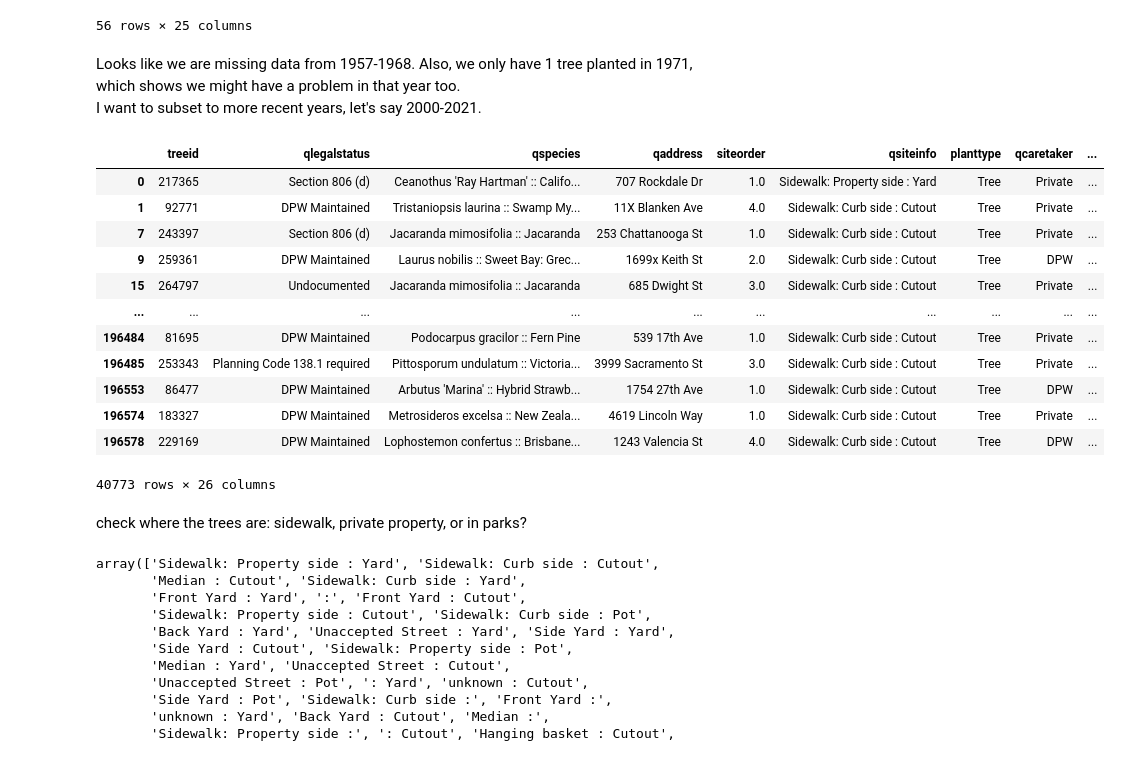
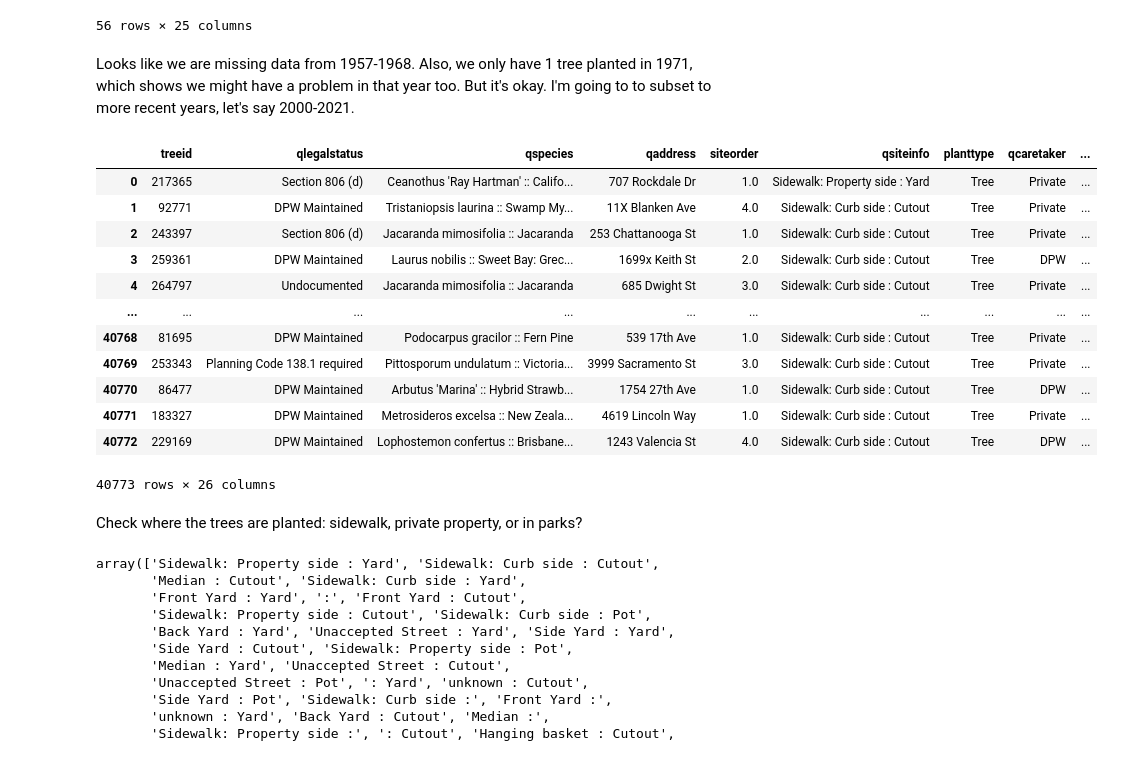
Before and after one commit to jyyang7/j233-proj-trees-in-sf, a Jupyter notebook: 02_data_analysis.ipynb, the cells around one changed output. Saved outputs shown, nothing was run; the diff lists cells and outputs as text; code cells hidden in the pictures.

```diff
--- a/02_data_analysis.ipynb
+++ b/02_data_analysis.ipynb
@@ -78,29 +82,29 @@ sf_trees.groupby(['_year']).count()
 | 2022 | 504 | 504 | 504 | 504 | 501 | 504 | 504 | 504 | ... |
 56 rows × 25 columns
 # %% [markdown]
-Looks like we are missing data from 1957-1968. Also, we only have 1 tree planted in 1971, which shows we might have a problem in that year too.
-I want to subset to more recent years, let's say 2000-2021.
+Looks like we are missing data from 1957-1968. Also, we only have 1 tree planted in 1971, which shows we might have a problem in that year too. But it's okay. I'm going to to subset to more recent years, let's say 2000-2021.
 # %%
 # subset data to 2000-2022
+
 sf_trees2000 = sf_trees[
-    (sf_trees['_year'] >= 2000) &
-    (sf_trees['_year'] < 2022)
-    ].copy()
+    (sf_trees['plantdate'] >= '2000-01-01') &
+    (sf_trees['plantdate'] < '2022-01-01')
+    ].reset_index(drop=True)
 sf_trees2000
 # %% [output]
 |  | treeid | qlegalstatus | qspecies | qaddress | siteorder | qsiteinfo | planttype | qcaretaker | ... |
 | 0 | 217365 | Section 806 (d) | Ceanothus 'Ray Hartman' :: Califo... | 707 Rockdale Dr | 1.0 | Sidewalk: Property side : Yard | Tree | Private | ... |
 | 1 | 92771 | DPW Maintained | Tristaniopsis laurina :: Swamp My... | 11X Blanken Ave | 4.0 | Sidewalk: Curb side : Cutout | Tree | Private | ... |
-| 7 | 243397 | Section 806 (d) | Jacaranda mimosifolia :: Jacaranda | 253 Chattanooga St | 1.0 | Sidewalk: Curb side : Cutout | Tree | Private | ... |
-| 9 | 259361 | DPW Maintained | Laurus nobilis :: Sweet Bay: Grec... | 1699x Keith St | 2.0 | Sidewalk: Curb side : Cutout | Tree | DPW | ... |
-| 15 | 264797 | Undocumented | Jacaranda mimosifolia :: Jacaranda | 685 Dwight St | 3.0 | Sidewalk: Curb side : Cutout | Tree | Private | ... |
+| 2 | 243397 | Section 806 (d) | Jacaranda mimosifolia :: Jacaranda | 253 Chattanooga St | 1.0 | Sidewalk: Curb side : Cutout | Tree | Private | ... |
+| 3 | 259361 | DPW Maintained | Laurus nobilis :: Sweet Bay: Grec... | 1699x Keith St | 2.0 | Sidewalk: Curb side : Cutout | Tree | DPW | ... |
+| 4 | 264797 | Undocumented | Jacaranda mimosifolia :: Jacaranda | 685 Dwight St | 3.0 | Sidewalk: Curb side : Cutout | Tree | Private | ... |
 | ... | ... | ... | ... | ... | ... | ... | ... | ... | ... |
-| 196484 | 81695 | DPW Maintained | Podocarpus gracilor :: Fern Pine | 539 17th Ave | 1.0 | Sidewalk: Curb side : Cutout | Tree | Private | ... |
-| 196485 | 253343 | Planning Code 138.1 required | Pittosporum undulatum :: Victoria... | 3999 Sacramento St | 3.0 | Sidewalk: Curb side : Cutout | Tree | Private | ... |
-| 196553 | 86477 | DPW Maintained | Arbutus 'Marina' :: Hybrid Strawb... | 1754 27th Ave | 1.0 | Sidewalk: Curb side : Cutout | Tree | DPW | ... |
-| 196574 | 183327 | DPW Maintained | Metrosideros excelsa :: New Zeala... | 4619 Lincoln Way | 1.0 | Sidewalk: Curb side : Cutout | Tree | Private | ... |
-| 196578 | 229169 | DPW Maintained | Lophostemon confertus :: Brisbane... | 1243 Valencia St | 4.0 | Sidewalk: Curb side : Cutout | Tree | DPW | ... |
+| 40768 | 81695 | DPW Maintained | Podocarpus gracilor :: Fern Pine | 539 17th Ave | 1.0 | Sidewalk: Curb side : Cutout | Tree | Private | ... |
+| 40769 | 253343 | Planning Code 138.1 required | Pittosporum undulatum :: Victoria... | 3999 Sacramento St | 3.0 | Sidewalk: Curb side : Cutout | Tree | Private | ... |
+| 40770 | 86477 | DPW Maintained | Arbutus 'Marina' :: Hybrid Strawb... | 1754 27th Ave | 1.0 | Sidewalk: Curb side : Cutout | Tree | DPW | ... |
+| 40771 | 183327 | DPW Maintained | Metrosideros excelsa :: New Zeala... | 4619 Lincoln Way | 1.0 | Sidewalk: Curb side : Cutout | Tree | Private | ... |
+| 40772 | 229169 | DPW Maintained | Lophostemon confertus :: Brisbane... | 1243 Valencia St | 4.0 | Sidewalk: Curb side : Cutout | Tree | DPW | ... |
 40773 rows × 26 columns
 # %% [markdown]
-check where the trees are: sidewalk, private property, or in parks?
+Check where the trees are planted: sidewalk, private property, or in parks?
 # %%
```
Also changed, not shown: parts of 68 cells of this notebook.
